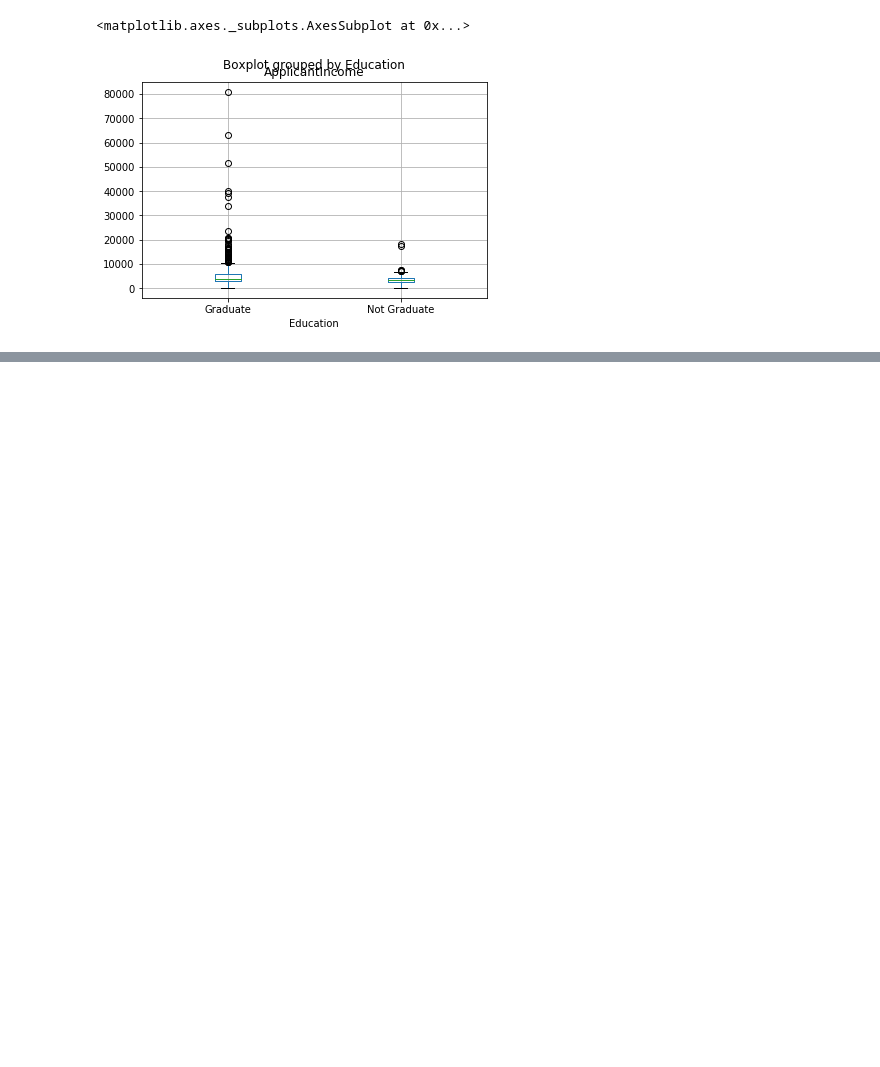
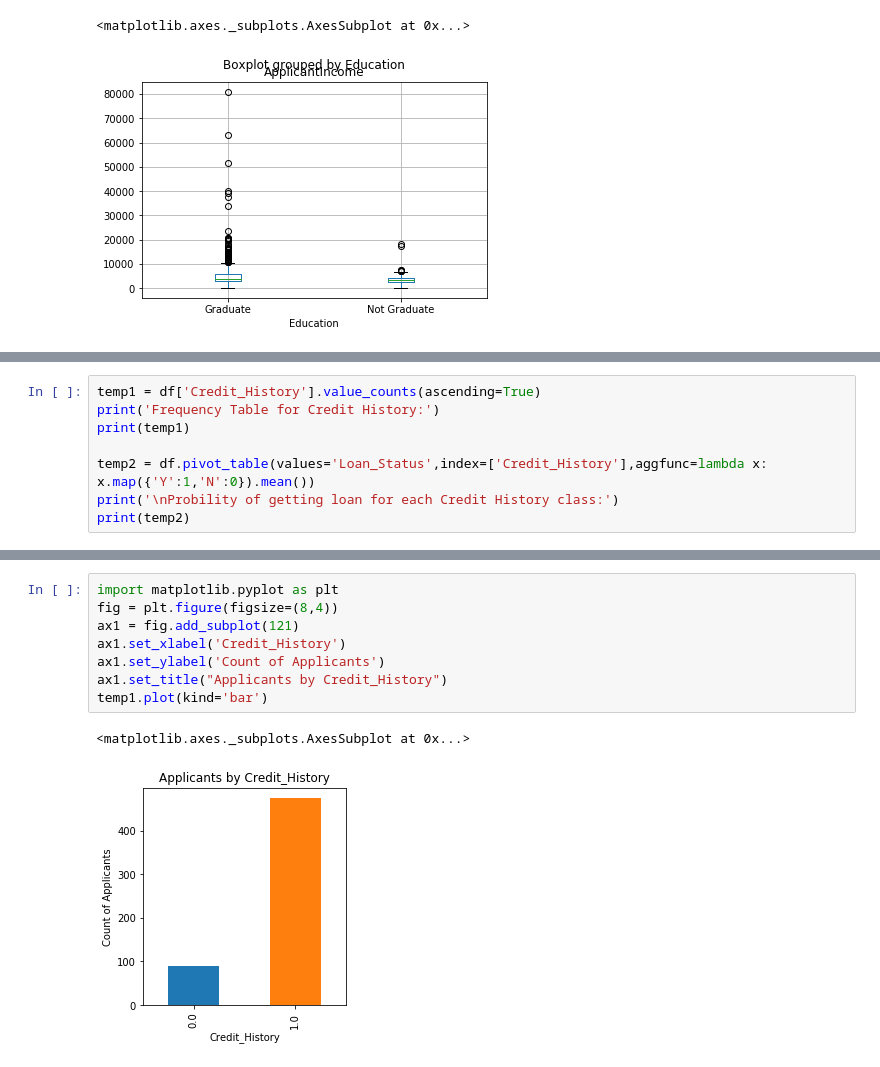
Before and after one commit to souzadriano/study-data-science, a Jupyter notebook: AnalyticsVidhyaTutorial/AnalyticsVidhyaTutorial.ipynb, the cells around one changed output, grey strips where cells are left out. Drawn from its saved outputs; the diff is of its cells as text; blank space fills up the shorter version.

```diff
--- a/AnalyticsVidhyaTutorial/AnalyticsVidhyaTutorial.ipynb
+++ b/AnalyticsVidhyaTutorial/AnalyticsVidhyaTutorial.ipynb
@@ -53,0 +63,8 @@ df.boxplot(column='ApplicantIncome', by = 'Education')
+# %%
+temp1 = df['Credit_History'].value_counts(ascending=True)
+print('Frequency Table for Credit History:')
+print(temp1)
+
+temp2 = df.pivot_table(values='Loan_Status',index=['Credit_History'],aggfunc=lambda x: x.map({'Y':1,'N':0}).mean())
+print('\nProbility of getting loan for each Credit History class:')
+print(temp2)
@@ -53,0 +82,11 @@ df.boxplot(column='ApplicantIncome', by = 'Education')
+# %%
+import matplotlib.pyplot as plt
+fig = plt.figure(figsize=(8,4))
+ax1 = fig.add_subplot(121)
+ax1.set_xlabel('Credit_History')
+ax1.set_ylabel('Count of Applicants')
+ax1.set_title("Applicants by Credit_History")
+temp1.plot(kind='bar')
+# %% [output]
+<matplotlib.axes._subplots.AxesSubplot at 0x...>
+[figure, added]
```
Also changed, not shown: parts of 22 cells of this notebook, 1 other file.
